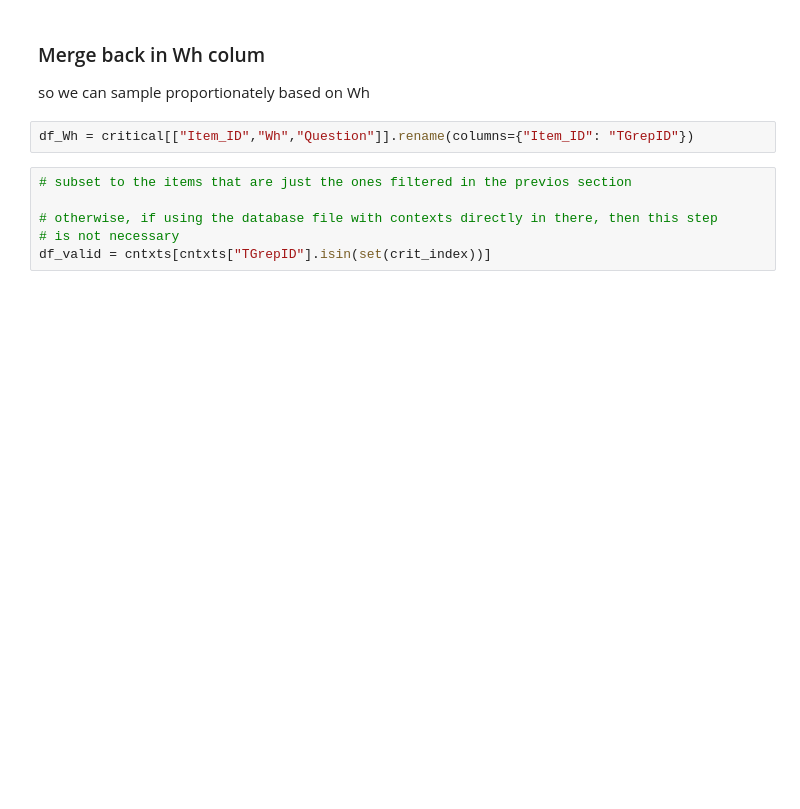
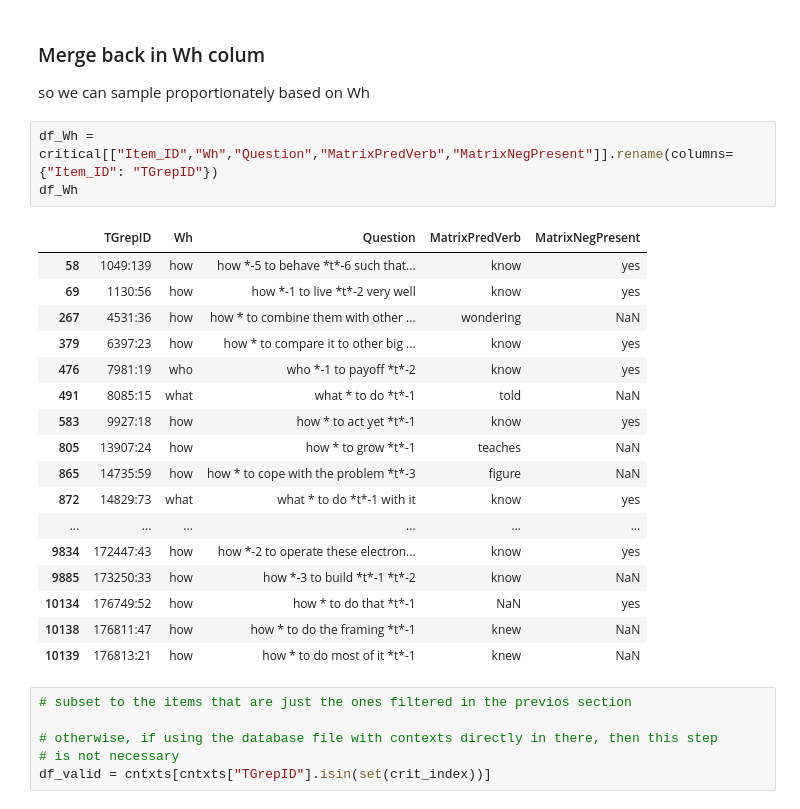
Before and after one commit to anissarz/my-project, a Jupyter notebook: wh-questions/corpus/analysis/sample_generator-Infinitival_clauses.ipynb, the cells around one changed output. Drawn from its saved outputs; the diff is of its cells as text; blank space fills up the shorter version.

```diff
--- a/wh-questions/corpus/analysis/sample_generator-Infinitival_clauses.ipynb
+++ b/wh-questions/corpus/analysis/sample_generator-Infinitival_clauses.ipynb
@@ -111,7 +106,26 @@ crit_index = critical.Item_ID
 ### Merge back in Wh colum
 so we can sample proportionately based on Wh
 # %%
-df_Wh = critical[["Item_ID","Wh","Question"]].rename(columns={"Item_ID": "TGrepID"})
+df_Wh = critical[["Item_ID","Wh","Question","MatrixPredVerb","MatrixNegPresent"]].rename(columns={"Item_ID": "TGrepID"})
+df_Wh
+# %% [output]
+|  | TGrepID | Wh | Question | MatrixPredVerb | MatrixNegPresent |
+| 58 | 1049:139 | how | how *-5 to behave *t*-6 such that... | know | yes |
+| 69 | 1130:56 | how | how *-1 to live *t*-2 very well | know | yes |
+| 267 | 4531:36 | how | how * to combine them with other ... | wondering | NaN |
+| 379 | 6397:23 | how | how * to compare it to other big ... | know | yes |
+| 476 | 7981:19 | who | who *-1 to payoff *t*-2 | know | yes |
+| 491 | 8085:15 | what | what * to do *t*-1 | told | NaN |
+| 583 | 9927:18 | how | how * to act yet *t*-1 | know | yes |
+| 805 | 13907:24 | how | how * to grow *t*-1 | teaches | NaN |
+| 865 | 14735:59 | how | how * to cope with the problem *t*-3 | figure | NaN |
+| 872 | 14829:73 | what | what * to do *t*-1 with it | know | yes |
+| ... | ... | ... | ... | ... | ... |
+| 9834 | 172447:43 | how | how *-2 to operate these electron... | know | yes |
+| 9885 | 173250:33 | how | how *-3 to build *t*-1 *t*-2 | know | NaN |
+| 10134 | 176749:52 | how | how * to do that *t*-1 | NaN | yes |
+| 10138 | 176811:47 | how | how * to do the framing *t*-1 | knew | NaN |
+| 10139 | 176813:21 | how | how * to do most of it *t*-1 | knew | NaN |
 # %%
 # subset to the items that are just the ones filtered in the previos section
 
```
Also changed, not shown: parts of 4 cells of this notebook, 9 other files.
